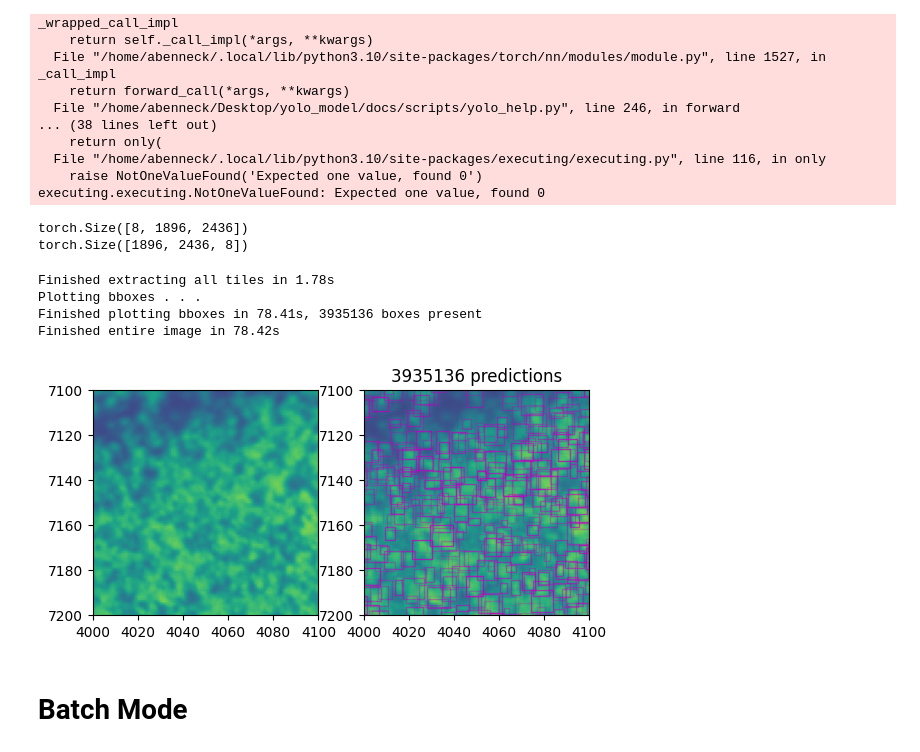
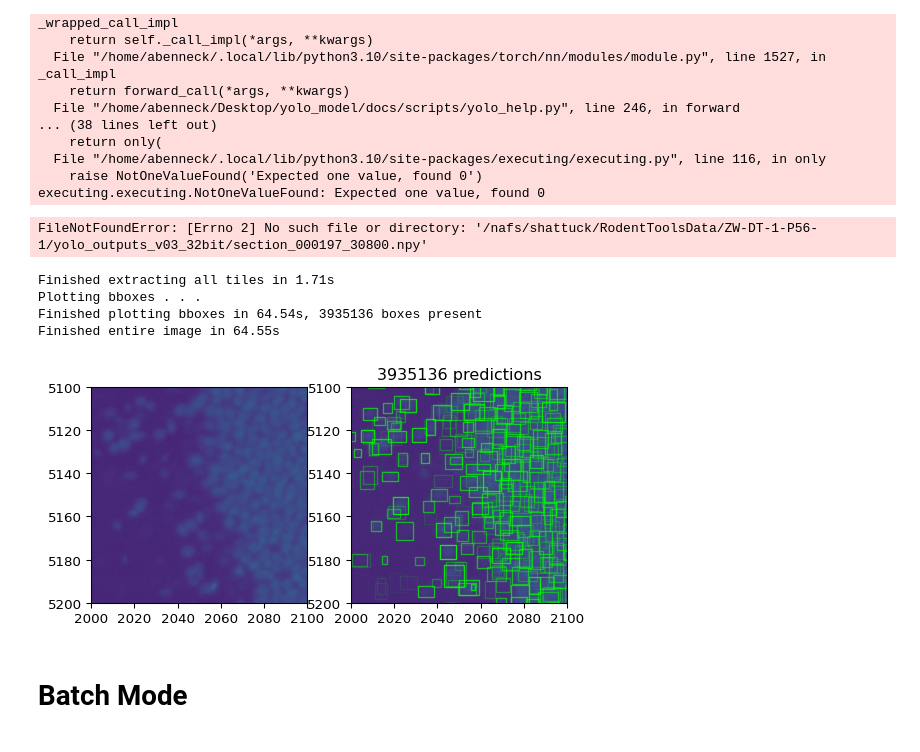
Before and after one commit to twardlab/yolo_model, a Jupyter notebook: docs/notebooks/yolo_pipeline.ipynb, the cells around one changed output. Saved outputs shown, nothing was run; the diff lists cells and outputs as text; code cells hidden in the pictures.

```diff
--- a/docs/notebooks/yolo_pipeline.ipynb
+++ b/docs/notebooks/yolo_pipeline.ipynb
@@ -206,19 +204,19 @@ Traceback (most recent call last):
     raise NotOneValueFound('Expected one value, found 0')
 executing.executing.NotOneValueFound: Expected one value, found 0
 # %%
-img_path = '/home/abenneck/Desktop/yolo_model/images/section_000197_30800.jpeg'
-out_fname = (img_path.split('/')[-1]).split('.')[0] + '.npy'
-out_path = f'/nafs/shattuck/RodentToolsData/ZW-DT-1-P56-1/yolo_outputs_v03_32bit/{out_fname}'
-data = np.load(out_path)
-data = torch.Tensor(data)
+# img_path = '/home/abenneck/Desktop/yolo_model/images/section_000197_30800.jpeg'
+# img_path = '/nafs/shattuck/RodentToolsData/ZW-DT-1-P56-1/'
+# out_fname = (img_path.split('/')[-1]).split('.')[0] + '.npy'
+# out_path = f'/nafs/shattuck/RodentToolsData/ZW-DT-1-P56-1/yolo_outputs_v03_32bit/{out_fname}'
+# data = np.load(out_path)
+# data = torch.Tensor(data)
 
-# data_t = data.transpose((1,2,0))
-data_t = torch.permute(data, (1,2,0))
-print(data.shape)
-print(data_t.shape)
+# # data_t = data.transpose((1,2,0))
+# data_t = torch.permute(data, (1,2,0))
+# print(data.shape)
+# print(data_t.shape)
 # %% [output]
-torch.Size([8, 1896, 2436])
-torch.Size([1896, 2436, 8])
+FileNotFoundError: [Errno 2] No such file or directory: '/nafs/shattuck/RodentToolsData/ZW-DT-1-P56-1/yolo_outputs_v03_32bit/section_000197_30800.npy'
 # %%
 start = time.time()
 
@@ -227,7 +225,7 @@ addTiles = False
 plotBbox = True
 setBounds = True
 
-img_idx = 666
+img_idx = 1500
 img_dir = '/nafs/shattuck/RodentToolsData/ZW-DT-1-P56-1/Ex_488_Em_525_stitched'
 fname = sorted(os.listdir(img_dir))[img_idx]
 img_path = os.path.join(img_dir, fname)
@@ -252,48 +250,49 @@ for ax in axs:
     ax.imshow(preprocess(img, upsample=False))
 
 out_fname = fname.split('.')[0] + '.npy'
-# out_path = f'/nafs/shattuck/RodentToolsData/ZW-DT-1-P56-1/yolo_outputs_v03_32bit/{out_fname}'
-out_path = f'/home/abenneck/Desktop/yolo_model/{out_fname}'
-ec = 'm' if 'home' in out_path else 'lime'
+out_path = f'/nafs/shattuck/RodentToolsData/ZW-DT-1-P56-1/yolo_outputs_v03_32bit/{out_fname}'
+# out_path = f'/home/abenneck/Desktop/yolo_model/{out_fname}'
+# ec = 'm' if 'home' in out_path else 'lime'
+ec = 'lime'
 out = torch.Tensor(np.load(out_path))
 
 if addTiles:
     print('Adding tiles . . .')
     start = time.time()
     for tile in tiles:
         p = tile['p']
         bg = tile['bg']
         color = 'k' if bg else 'w'
         for ax in axs:
             rec = Rectangle(p[::-1],tile_dim,tile_dim, facecolor=color, edgecolor='k',alpha = 0.2)
             ax.add_patch(rec)
     print(f'Finished plotting tiles in {time.time()-start:.2f}s, {len(scores)} boxes present')
 
 if plotBbox:
     print('Plotting bboxes . . .')
     # Filter out extra bboxes
     start = time.time()
     scores = out[:,:,-4].ravel()
     predicted_rectangles = bb_to_rec(out,fc='none',ec=ec,alpha=scores)
     axs[1].add_collection(predicted_rectangles)
     axs[1].set_title(f'{len(scores)} predictions')
     print(f'Finished plotting bboxes in {time.time()-start:.2f}s, {len(scores)} boxes present')
 
 if setBounds:
     for ax in axs:
-        ax.set_xlim([4000,4100])
-        ax.set_ylim([7200,7100])
+        ax.set_xlim([2000,2100])
+        ax.set_ylim([5200,5100])
 
 print(f'Finished entire image in {time.time()-start:.2f}s')
 
 fig.canvas.draw()
 # plt.savefig(f'/home/abenneck/Desktop/yolo_model/tiles_{img_idx}.png')
 # %% [output]
-Finished extracting all tiles in 1.78s
+Finished extracting all tiles in 1.71s
 Plotting bboxes . . .
-Finished plotting bboxes in 78.41s, 3935136 boxes present
-Finished entire image in 78.42s
+Finished plotting bboxes in 64.54s, 3935136 boxes present
+Finished entire image in 64.55s
-[figure, old version]
+[figure, new version]
 # %% [markdown]
 # Batch Mode
 # %% [markdown]
```
Also changed, not shown: parts of 1 cell of this notebook, 3 other files.
